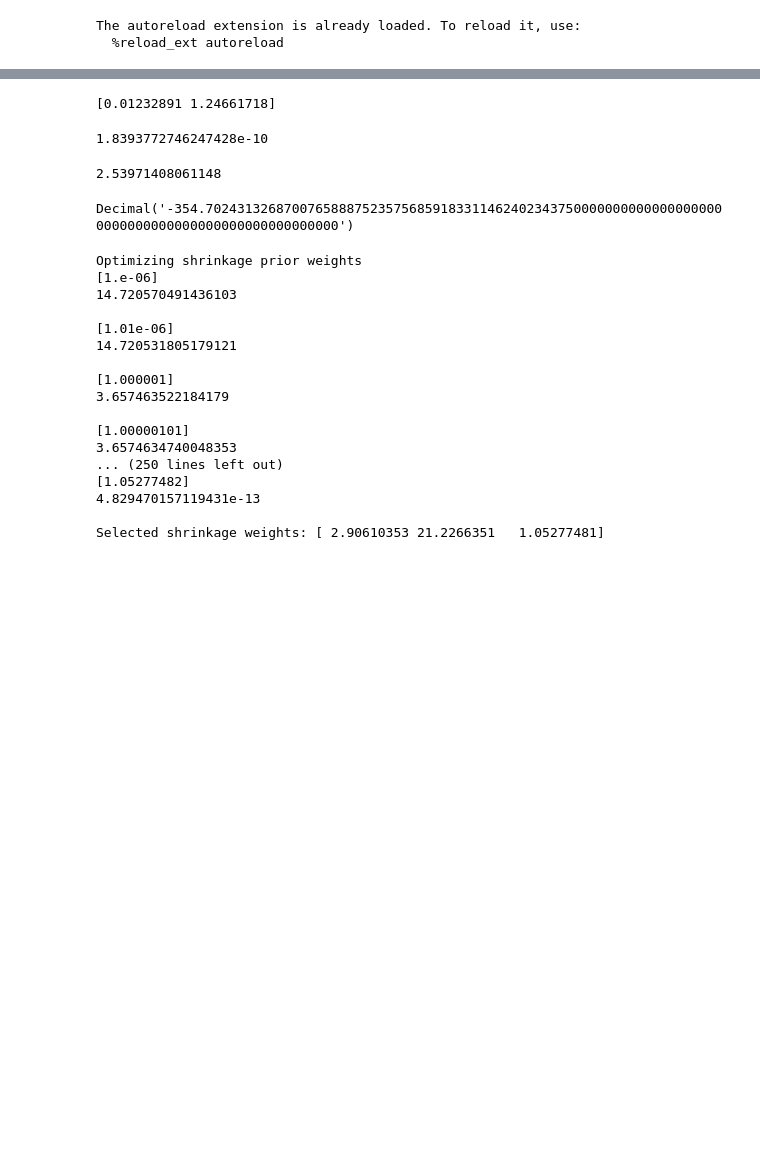
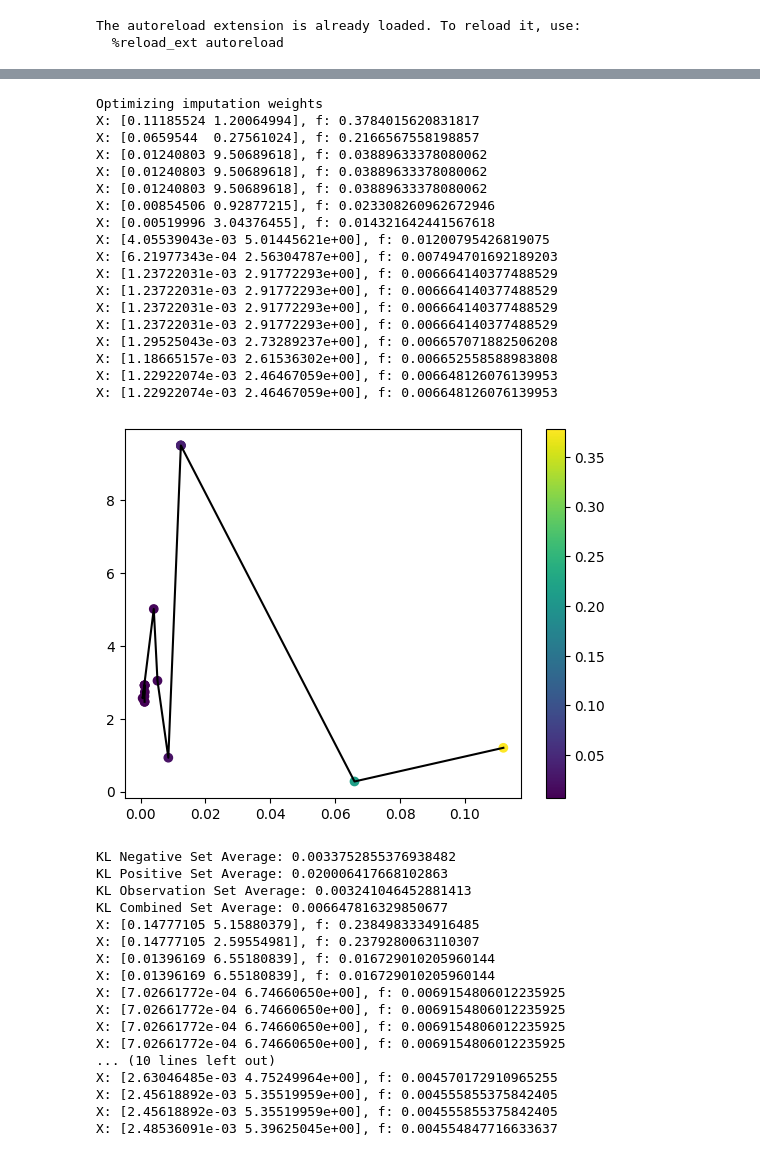
Before and after one commit to CodingBash/CRISPR-shrinkage, a Jupyter notebook: notebooks/CRISPRshrinkageTest.ipynb, the cells around one changed output, grey strips where cells are left out. Saved outputs shown, nothing was run; the diff lists cells and outputs as text; code cells hidden in the pictures; blank space fills up the shorter version.

```diff
--- a/notebooks/CRISPRshrinkageTest.ipynb
+++ b/notebooks/CRISPRshrinkageTest.ipynb
@@ -149,9 +81,0 @@ res
-# %%
-KL_optim("1", res.x)
-# %% [output]
-[0.01232891 1.24661718]
-1.8393772746247428e-10
-# %%
-crispr_shrinkage.StatisticalHelperMethods.KL_beta(31.0, 26.0, 24, 36)
-# %% [output]
-2.53971408061148
@@ -160,42 +82,57 @@ alpha_f, beta_f, alpha_g, beta_g = (31.0, 26.076923076923077, 310, 260)
-# %%
-Decimal.ln(crispr_shrinkage.StatisticalHelperMethods.precise_beta(alpha_g, beta_g)/(crispr_shrinkage.StatisticalHelperMethods.precise_beta(alpha_f, beta_f)))
-# %% [output]
-Decimal('-354.7024313268700765888752357568591833114624023437500000000000000000000000000000000000000000000000000')
 # %%
 # LEFTOFF - just modifed result to return each guide set separately. So should be able to plot by position and verify that the shrinkage and all works well. Very interested to see if the negatiev controls are over shrunk. and positive controls. since they dont have position.
-results = CrisprShrinkage.perform_adjustment(
+results = crispr_shrinkage.perform_adjustment(
     negative_control_guides = negative_guides,
     positive_control_guides = positive_guides,
     observation_guides = observation_guides,
     num_replicates = reps,
     include_observational_guides_in_fit = True,
     include_positive_control_guides_in_fit = False,
     pop1_amplification_factors = pop1_dup_factor_list,
     pop2_amplification_factors = pop2_dup_factor_list,
     monte_carlo_trials = 1000,
     enable_spatial_prior =  True,
     spatial_bandwidth = 3,
-    spatial_imputation_model_weights = (np.asarray([3.24175049e-03, 3.32948554e-03, 1.00000000e-06]), np.asarray([2.34012001e-01, 1.00000000e-06, 4.83614514e-02])), # This could be optimized by maximizing correlation of guide with neighborhood (perhaps in binomial GLM fashion?),
+    spatial_imputation_model_weights = None,
     baseline_proportion = 0.5, # TODO: Perform validation between (0,1), also accept None value for perfrming no normalization (or have that be another argument)
     shrinkage_prior_strength = None,
     posterior_estimator = "mean",
     random_seed = 234
     )
 # %% [output]
-Optimizing shrinkage prior weights
-[1.e-06]
-14.720570491436103
-
-[1.01e-06]
-14.720531805179121
-
-[1.000001]
-3.657463522184179
-
-[1.00000101]
-3.6574634740048353
-... (250 lines left out)
-[1.05277482]
-4.829470157119431e-13
-
-Selected shrinkage weights: [ 2.90610353 21.2266351   1.05277481]
+Optimizing imputation weights
+X: [0.11185524 1.20064994], f: 0.3784015620831817
+X: [0.0659544  0.27561024], f: 0.2166567558198857
+X: [0.01240803 9.50689618], f: 0.03889633378080062
+X: [0.01240803 9.50689618], f: 0.03889633378080062
+X: [0.01240803 9.50689618], f: 0.03889633378080062
+X: [0.00854506 0.92877215], f: 0.023308260962672946
+X: [0.00519996 3.04376455], f: 0.014321642441567618
+X: [4.05539043e-03 5.01445621e+00], f: 0.01200795426819075
+X: [6.21977343e-04 2.56304787e+00], f: 0.007494701692189203
+X: [1.23722031e-03 2.91772293e+00], f: 0.006664140377488529
+X: [1.23722031e-03 2.91772293e+00], f: 0.006664140377488529
+X: [1.23722031e-03 2.91772293e+00], f: 0.006664140377488529
+X: [1.23722031e-03 2.91772293e+00], f: 0.006664140377488529
+X: [1.29525043e-03 2.73289237e+00], f: 0.006657071882506208
+X: [1.18665157e-03 2.61536302e+00], f: 0.006652558588983808
+X: [1.22922074e-03 2.46467059e+00], f: 0.006648126076139953
+X: [1.22922074e-03 2.46467059e+00], f: 0.006648126076139953
+[figure, added]
+KL Negative Set Average: 0.0033752855376938482
+KL Positive Set Average: 0.020006417668102863
+KL Observation Set Average: 0.003241046452881413
+KL Combined Set Average: 0.006647816329850677
+X: [0.14777105 5.15880379], f: 0.2384983334916485
+X: [0.14777105 2.59554981], f: 0.2379280063110307
+X: [0.01396169 6.55180839], f: 0.016729010205960144
+X: [0.01396169 6.55180839], f: 0.016729010205960144
+X: [7.02661772e-04 6.74660650e+00], f: 0.0069154806012235925
+X: [7.02661772e-04 6.74660650e+00], f: 0.0069154806012235925
+X: [7.02661772e-04 6.74660650e+00], f: 0.0069154806012235925
+X: [7.02661772e-04 6.74660650e+00], f: 0.0069154806012235925
+... (10 lines left out)
+X: [2.63046485e-03 4.75249964e+00], f: 0.004570172910965255
+X: [2.45618892e-03 5.35519959e+00], f: 0.004555855375842405
+X: [2.45618892e-03 5.35519959e+00], f: 0.004555855375842405
+X: [2.48536091e-03 5.39625045e+00], f: 0.004554847716633637
```
Also changed, not shown: parts of 21 cells of this notebook, 1 other file.
